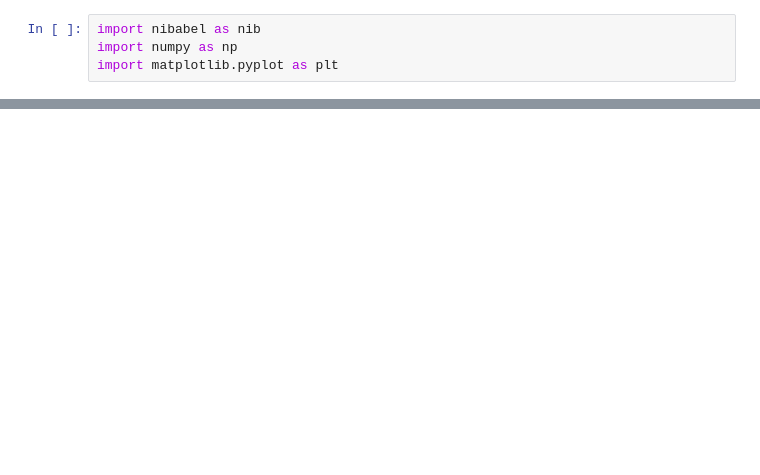
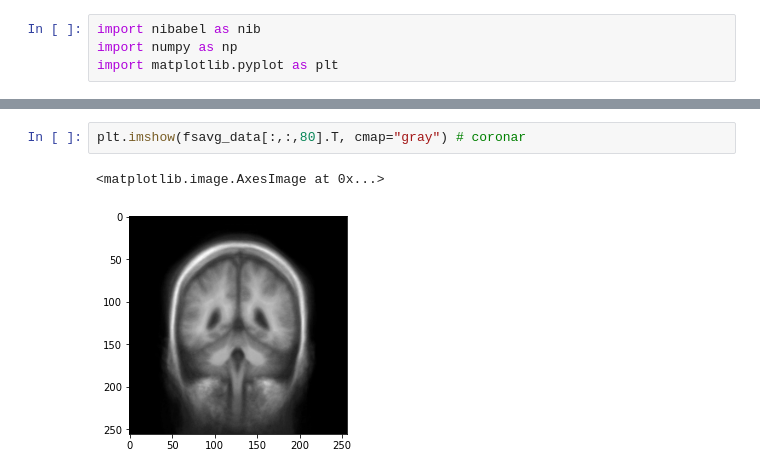
Before and after one commit to lauraflyra/neurolib, a Jupyter notebook: ni_eeg_forward_project/playground_dev/compare_to_aal.ipynb, the cells around one changed output, grey strips where cells are left out. Drawn from its saved outputs; the diff is of its cells as text; blank space fills up the shorter version.

```diff
--- a/ni_eeg_forward_project/playground_dev/compare_to_aal.ipynb
+++ b/ni_eeg_forward_project/playground_dev/compare_to_aal.ipynb
@@ -81,0 +120,5 @@ imshow_into_aal_space(data_aal[:, 30, :], view="xz")
+# %%
+plt.imshow(fsavg_data[:,:,80].T, cmap="gray") # coronar
+# %% [output]
+<matplotlib.image.AxesImage at 0x...>
+[figure, added]
```
Also changed, not shown: parts of 12 cells of this notebook.
